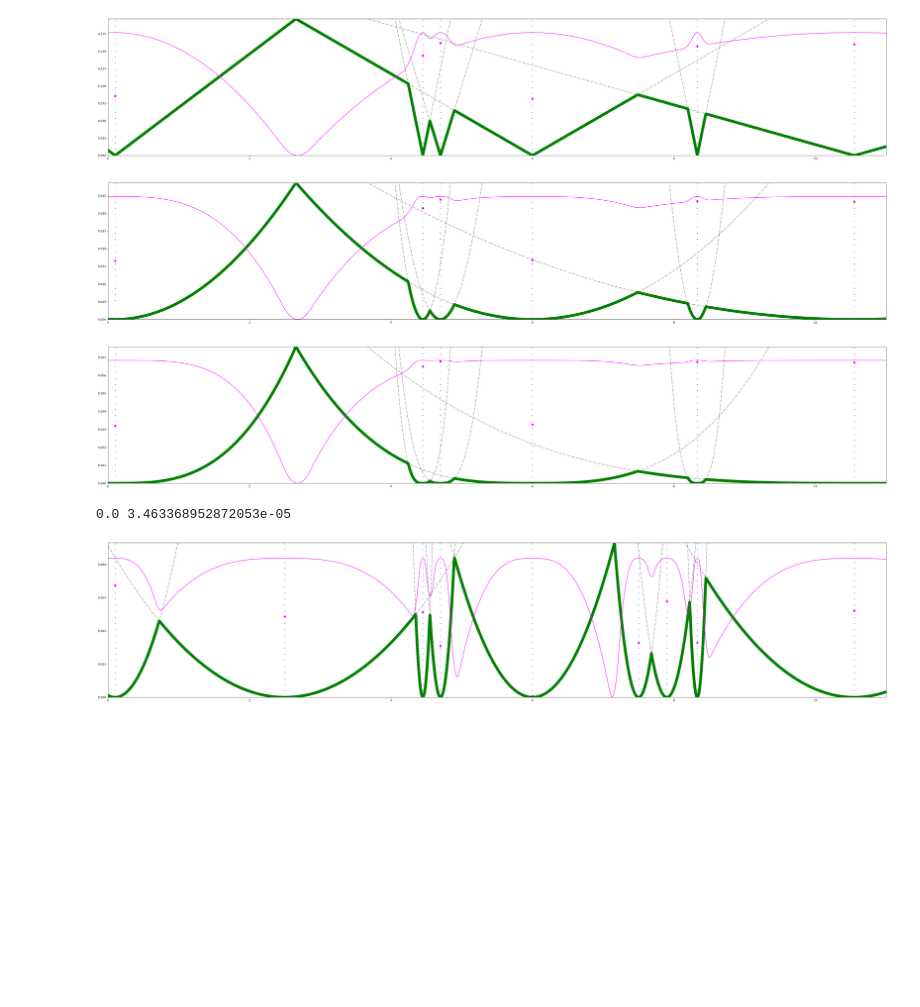
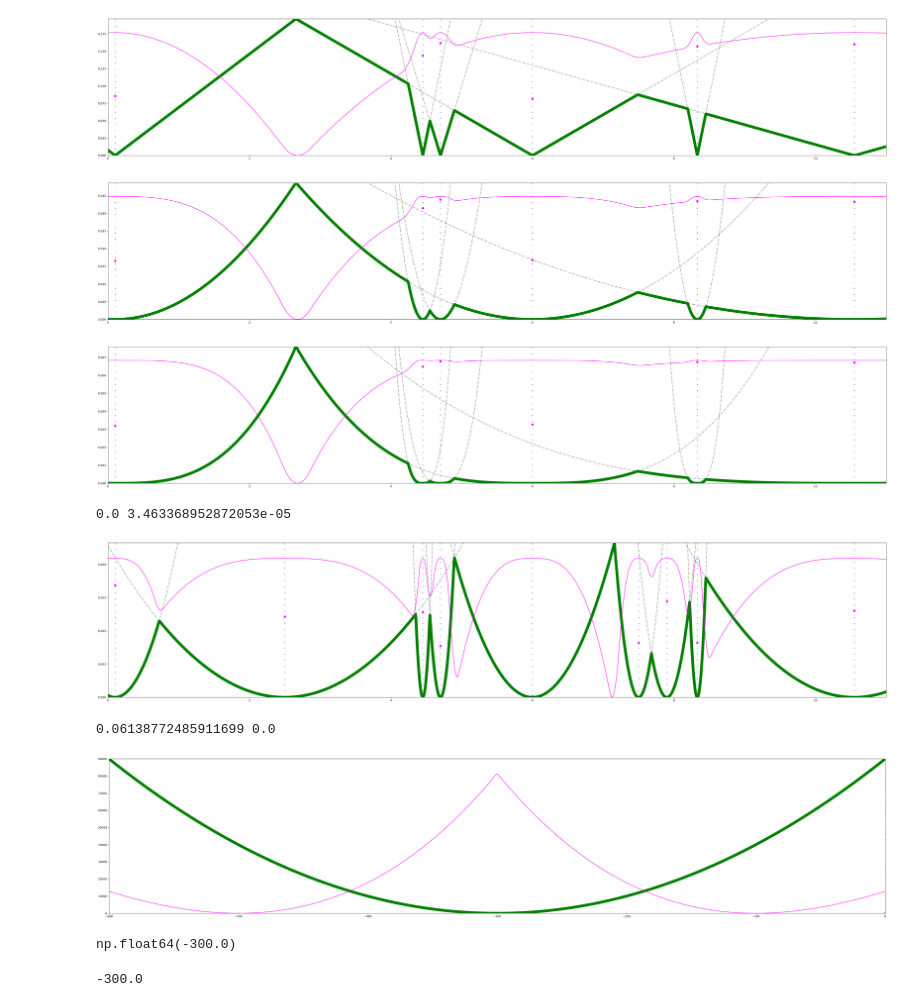
Before and after one commit to AlyLanier/neo4j2graph, a Jupyter notebook: arcane2graph/neo4j_UserDefined_Functions/test_show_v2.ipynb, the cells around one changed output. Cells and saved outputs as stored; diff of their text form; code cells hidden in the pictures; blank space fills up the shorter version.

Commit message:
small import fixes and visualization using log scale

```diff
--- a/arcane2graph/neo4j_UserDefined_Functions/test_show_v2.ipynb
+++ b/arcane2graph/neo4j_UserDefined_Functions/test_show_v2.ipynb
@@ -531,7 +541,7 @@ def plot_draw(ax, x, hull, draw_value_curves = True, y_limit = None):
 
     ax.plot(x, hull_data, color='green', ls='-', lw=10)
 
-def plot_draw_bis(ax, x, hull: HullByParts, draw_value_curves = True, curbs_to_add = [], y_lim = (0, 4)):
+def plot_draw_bis(ax, x, hull: HullByParts, draw_value_curves = True, curbs_to_add = [], y_lim = (0, 4), y_scale='log'):
     ax.set_ylim(y_lim)
     ax.set_xlim(hull.get_range().as_tuple())
 
@@ -588,9 +598,13 @@ def plot_score(ax, hull, options, nb_points = 500, **kwargs):
     max_height = ax.get_ylim()[1]*.9
 
     x = np.linspace(*hull.get_range().as_tuple(), nb_points)
+    x_score = []
     score = []
     for v in x:
-        if v not in options: score.append(hull.score_of_new_curb_test((1., v)))
+        if v not in options:
+            x_score.append(v)
+            score.append(hull.score_of_new_curb_test((1., v)))
+    x_score = np.array(x_score)
     score = np.array(score)
 
     taken_values_score = []
@@ -604,7 +618,7 @@ def plot_score(ax, hull, options, nb_points = 500, **kwargs):
     score = norm(score)*max_height
     taken_values_score = norm(taken_values_score)*max_height
 
-    ax.plot(x, score, **kwargs)
+    ax.plot(x_score, score, **kwargs)
     ax.scatter(x_taken_values_score, taken_values_score, s=50, **kwargs)
 
     return score, taken_values_score
@@ -663,3 +677,46 @@ for v in option:
 # %% [output]
 0.0 3.463368952872053e-05
 [figure]
+# %%
+option = {
+    .1: 1,
+    .01: 1,
+    .001: 1,
+    1e-4: 1,
+    1e-5: 1,
+    1e-6: 1
+}
+
+option = {
+    1e-300: 1
+}
+
+sign = lambda x: 1. if x >= 0 else -1.
+power = lambda n: (lambda x: abs(x)**n, lambda a: (lambda x: sign(x)*a**n * abs(x)**(n+1)/(n+1)))
+
+parameters = [(1./occ, np.log10(value)) for value, occ in option.items()]
+hull = HullByParts(subfunctions_to_segments={}, curves_to_add=parameters, reference_function=lambda x: x**2, reference_primitive=lambda a: (lambda x: a**2 * x**3/3.))
+
+nb_points_hull, nb_points_score = 2000, 500
+#x_hull = np.logspace(-6, -1, nb_points_hull)
+x_hull = np.linspace(*hull.get_range().as_tuple(), nb_points_hull)
+fig, ax = plt.subplots(1, 1, figsize=(50, 10))
+
+plot_draw(ax, x_hull, hull, True, y_limit=None)
+s, vs = plot_score(ax, hull, option, nb_points_score, color='magenta')
+print(min(s), min(vs))
+
+for v in option:
+    ax.plot([v, v], ax.get_ylim(), color = 'blue', ls = (0, (1, 10)), lw = 2)
+# %% [output]
+0.06138772485911699 0.0
+[figure, added]
+# %%
+np.log10(1e-300)
+# %% [output]
+np.float64(-300.0)
+# %%
+import math
+math.log10(1e-300)
+# %% [output]
+-300.0
```
Also changed, not shown: parts of 1 cell of this notebook, 3 other files.
